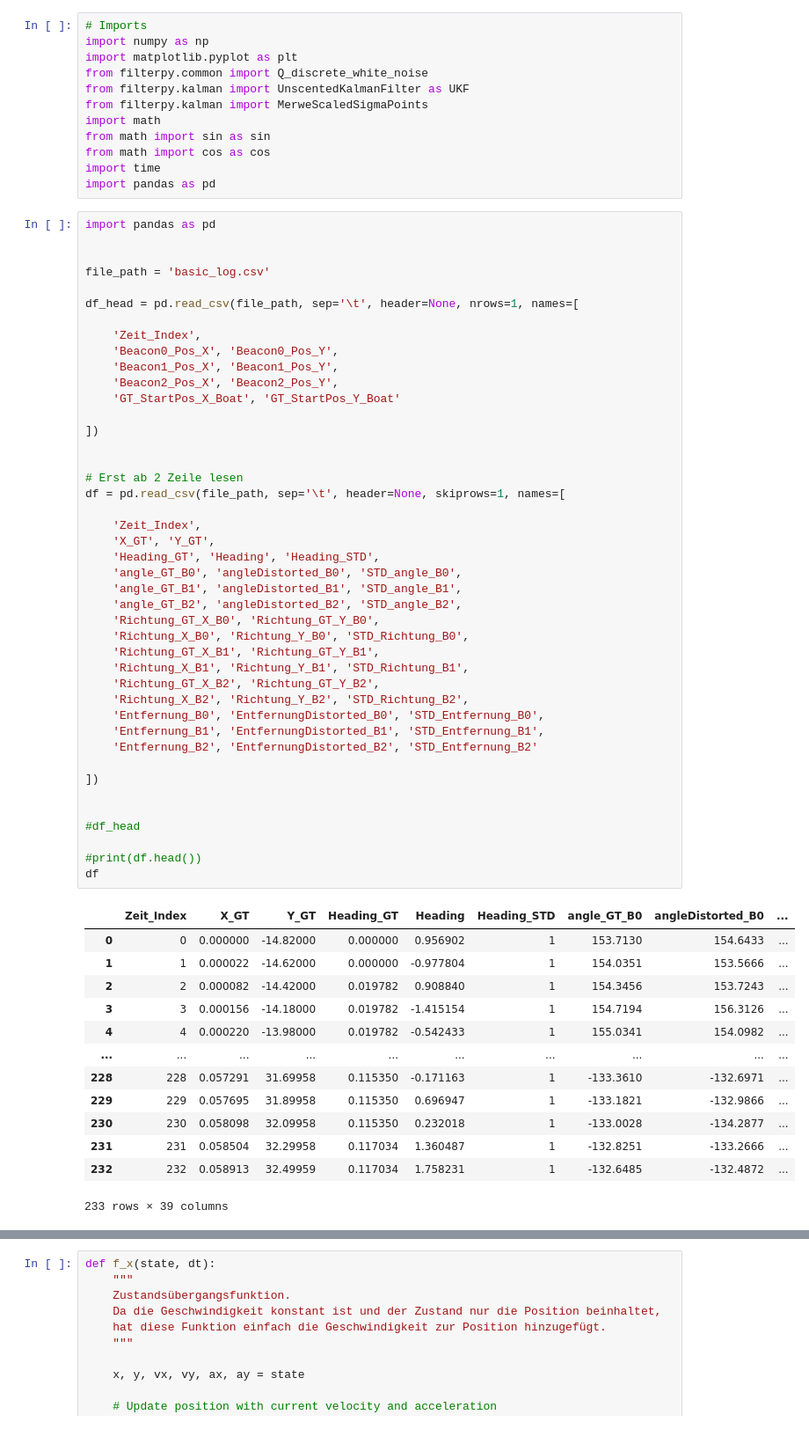
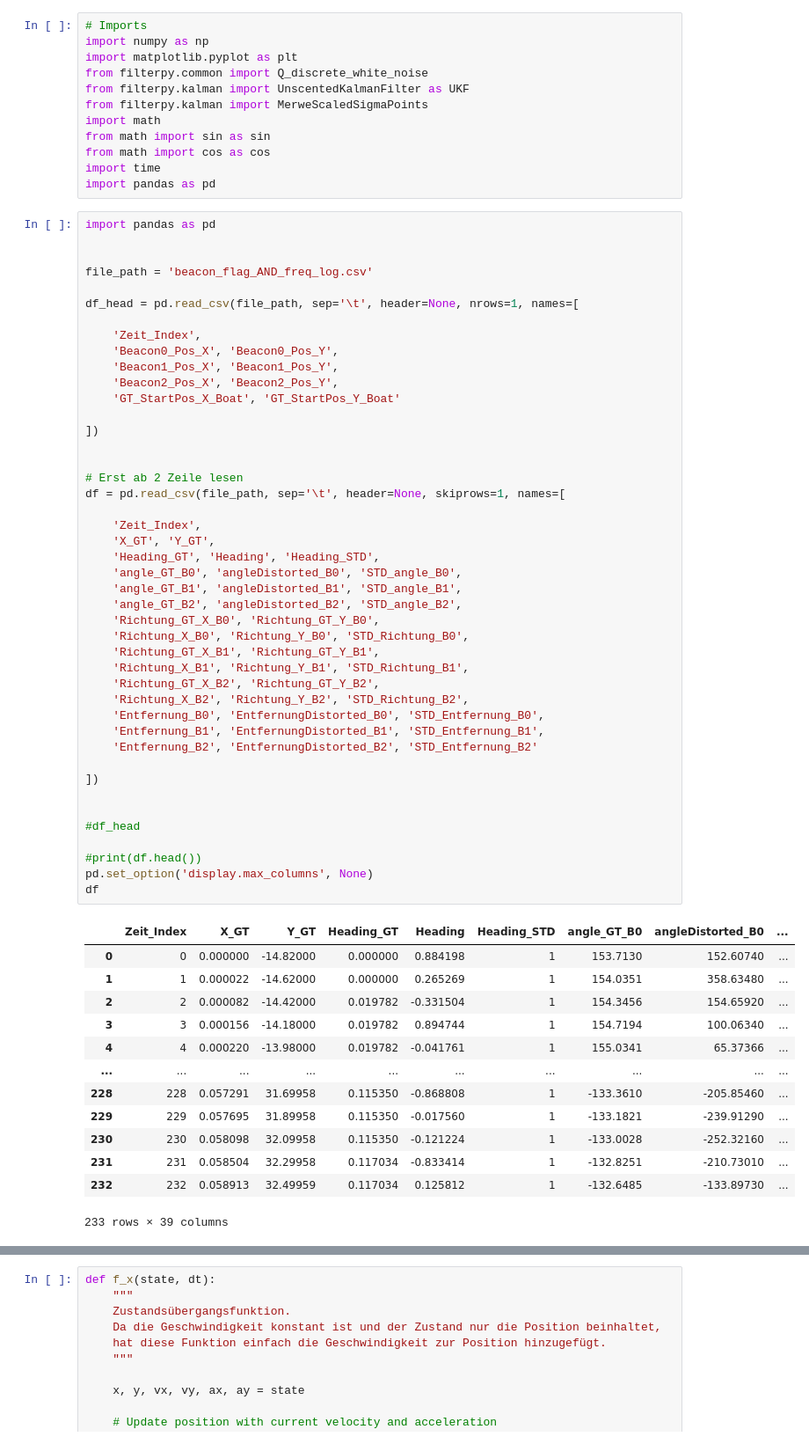
Before and after one commit to tkex/kalman-beacon, a Jupyter notebook: __PythonPrototyping__/UKF/UKF-01-Richtungsvektoren-Implementierung.ipynb, the cells around one changed output, grey strips where cells are left out. Shown at 88% size. Saved outputs shown, nothing was run; the diff lists cells and outputs as text.

```diff
--- a/__PythonPrototyping__/UKF/UKF-01-Richtungsvektoren-Implementierung.ipynb
+++ b/__PythonPrototyping__/UKF/UKF-01-Richtungsvektoren-Implementierung.ipynb
@@ -14,7 +14,7 @@ import pandas as pd
 import pandas as pd
 
 
-file_path = 'basic_log.csv'
+file_path = 'beacon_flag_AND_freq_log.csv'
 
 df_head = pd.read_csv(file_path, sep='\t', header=None, nrows=1, names=[
 
@@ -28,44 +28,45 @@ df_head = pd.read_csv(file_path, sep='\t', header=None, nrows=1, names=[
 
 
 # Erst ab 2 Zeile lesen
 df = pd.read_csv(file_path, sep='\t', header=None, skiprows=1, names=[
 
     'Zeit_Index',
     'X_GT', 'Y_GT',
     'Heading_GT', 'Heading', 'Heading_STD',
     'angle_GT_B0', 'angleDistorted_B0', 'STD_angle_B0',
     'angle_GT_B1', 'angleDistorted_B1', 'STD_angle_B1',
     'angle_GT_B2', 'angleDistorted_B2', 'STD_angle_B2',
     'Richtung_GT_X_B0', 'Richtung_GT_Y_B0',
     'Richtung_X_B0', 'Richtung_Y_B0', 'STD_Richtung_B0',
     'Richtung_GT_X_B1', 'Richtung_GT_Y_B1',
     'Richtung_X_B1', 'Richtung_Y_B1', 'STD_Richtung_B1',
     'Richtung_GT_X_B2', 'Richtung_GT_Y_B2',
     'Richtung_X_B2', 'Richtung_Y_B2', 'STD_Richtung_B2',
     'Entfernung_B0', 'EntfernungDistorted_B0', 'STD_Entfernung_B0',
     'Entfernung_B1', 'EntfernungDistorted_B1', 'STD_Entfernung_B1',
     'Entfernung_B2', 'EntfernungDistorted_B2', 'STD_Entfernung_B2'
 
 ])
 
 
 #df_head
 
 #print(df.head())
+pd.set_option('display.max_columns', None)
 df
 # %% [output]
 |  | Zeit_Index | X_GT | Y_GT | Heading_GT | Heading | Heading_STD | angle_GT_B0 | angleDistorted_B0 | ... |
-| 0 | 0 | 0.000000 | -14.82000 | 0.000000 | 0.956902 | 1 | 153.7130 | 154.6433 | ... |
-| 1 | 1 | 0.000022 | -14.62000 | 0.000000 | -0.977804 | 1 | 154.0351 | 153.5666 | ... |
-| 2 | 2 | 0.000082 | -14.42000 | 0.019782 | 0.908840 | 1 | 154.3456 | 153.7243 | ... |
-| 3 | 3 | 0.000156 | -14.18000 | 0.019782 | -1.415154 | 1 | 154.7194 | 156.3126 | ... |
-| 4 | 4 | 0.000220 | -13.98000 | 0.019782 | -0.542433 | 1 | 155.0341 | 154.0982 | ... |
+| 0 | 0 | 0.000000 | -14.82000 | 0.000000 | 0.884198 | 1 | 153.7130 | 152.60740 | ... |
+| 1 | 1 | 0.000022 | -14.62000 | 0.000000 | 0.265269 | 1 | 154.0351 | 358.63480 | ... |
+| 2 | 2 | 0.000082 | -14.42000 | 0.019782 | -0.331504 | 1 | 154.3456 | 154.65920 | ... |
+| 3 | 3 | 0.000156 | -14.18000 | 0.019782 | 0.894744 | 1 | 154.7194 | 100.06340 | ... |
+| 4 | 4 | 0.000220 | -13.98000 | 0.019782 | -0.041761 | 1 | 155.0341 | 65.37366 | ... |
 | ... | ... | ... | ... | ... | ... | ... | ... | ... | ... |
-| 228 | 228 | 0.057291 | 31.69958 | 0.115350 | -0.171163 | 1 | -133.3610 | -132.6971 | ... |
-| 229 | 229 | 0.057695 | 31.89958 | 0.115350 | 0.696947 | 1 | -133.1821 | -132.9866 | ... |
-| 230 | 230 | 0.058098 | 32.09958 | 0.115350 | 0.232018 | 1 | -133.0028 | -134.2877 | ... |
-| 231 | 231 | 0.058504 | 32.29958 | 0.117034 | 1.360487 | 1 | -132.8251 | -133.2666 | ... |
-| 232 | 232 | 0.058913 | 32.49959 | 0.117034 | 1.758231 | 1 | -132.6485 | -132.4872 | ... |
+| 228 | 228 | 0.057291 | 31.69958 | 0.115350 | -0.868808 | 1 | -133.3610 | -205.85460 | ... |
+| 229 | 229 | 0.057695 | 31.89958 | 0.115350 | -0.017560 | 1 | -133.1821 | -239.91290 | ... |
+| 230 | 230 | 0.058098 | 32.09958 | 0.115350 | -0.121224 | 1 | -133.0028 | -252.32160 | ... |
+| 231 | 231 | 0.058504 | 32.29958 | 0.117034 | -0.833414 | 1 | -132.8251 | -210.73010 | ... |
+| 232 | 232 | 0.058913 | 32.49959 | 0.117034 | 0.125812 | 1 | -132.6485 | -133.89730 | ... |
 233 rows × 39 columns
 # %%
 
```
Also changed, not shown: parts of 7 cells of this notebook.
